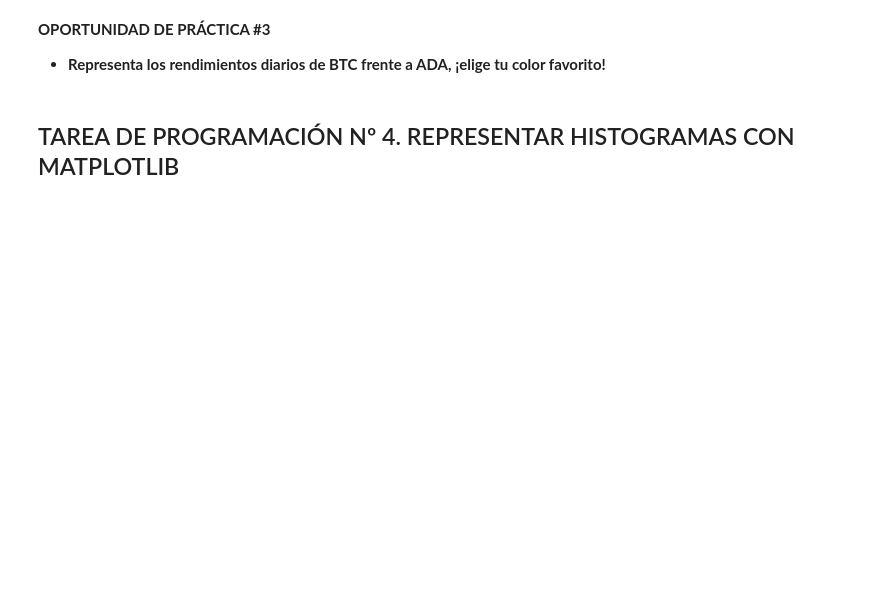
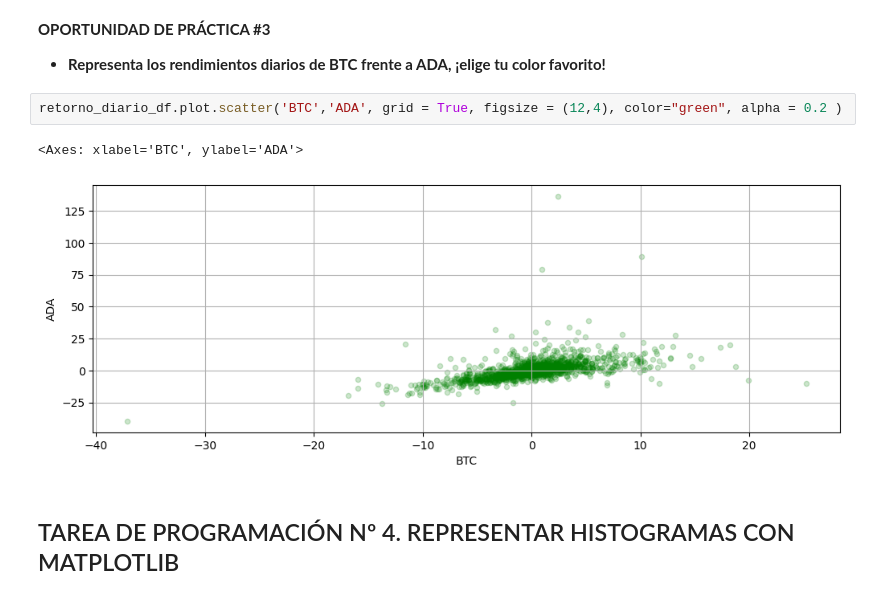
Before and after one commit to SandrAlzate/CV, a Jupyter notebook: Visualización_de_datos_IA.ipynb, the cells around one changed output. Cells and saved outputs as stored; diff of their text form; blank space fills up the shorter version.

```diff
--- a/Visualización_de_datos_IA.ipynb
+++ b/Visualización_de_datos_IA.ipynb
@@ -106,6 +137,11 @@ plt.grid()
 # %% [markdown]
 **OPORTUNIDAD DE PRÁCTICA #3**
 - **Representa los rendimientos diarios de BTC frente a ADA, ¡elige tu color favorito!**
+# %%
+retorno_diario_df.plot.scatter('BTC','ADA', grid = True, figsize = (12,4), color="green", alpha = 0.2 )
+# %% [output]
+<Axes: xlabel='BTC', ylabel='ADA'>
+[figure, added]
 # %% [markdown]
 ## TAREA DE PROGRAMACIÓN Nº 4. REPRESENTAR HISTOGRAMAS CON MATPLOTLIB
 # %%
```
Also changed, not shown: parts of 16 cells of this notebook.
